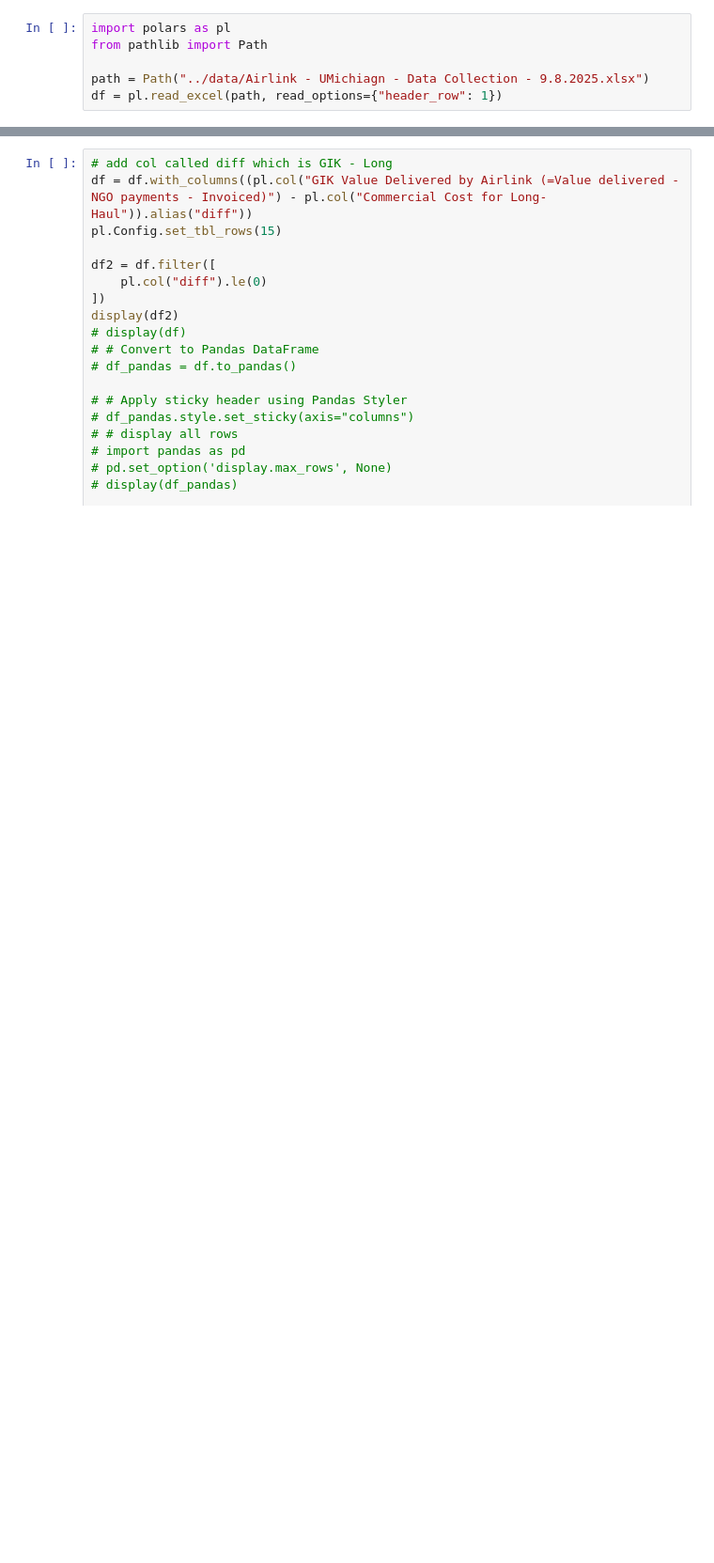
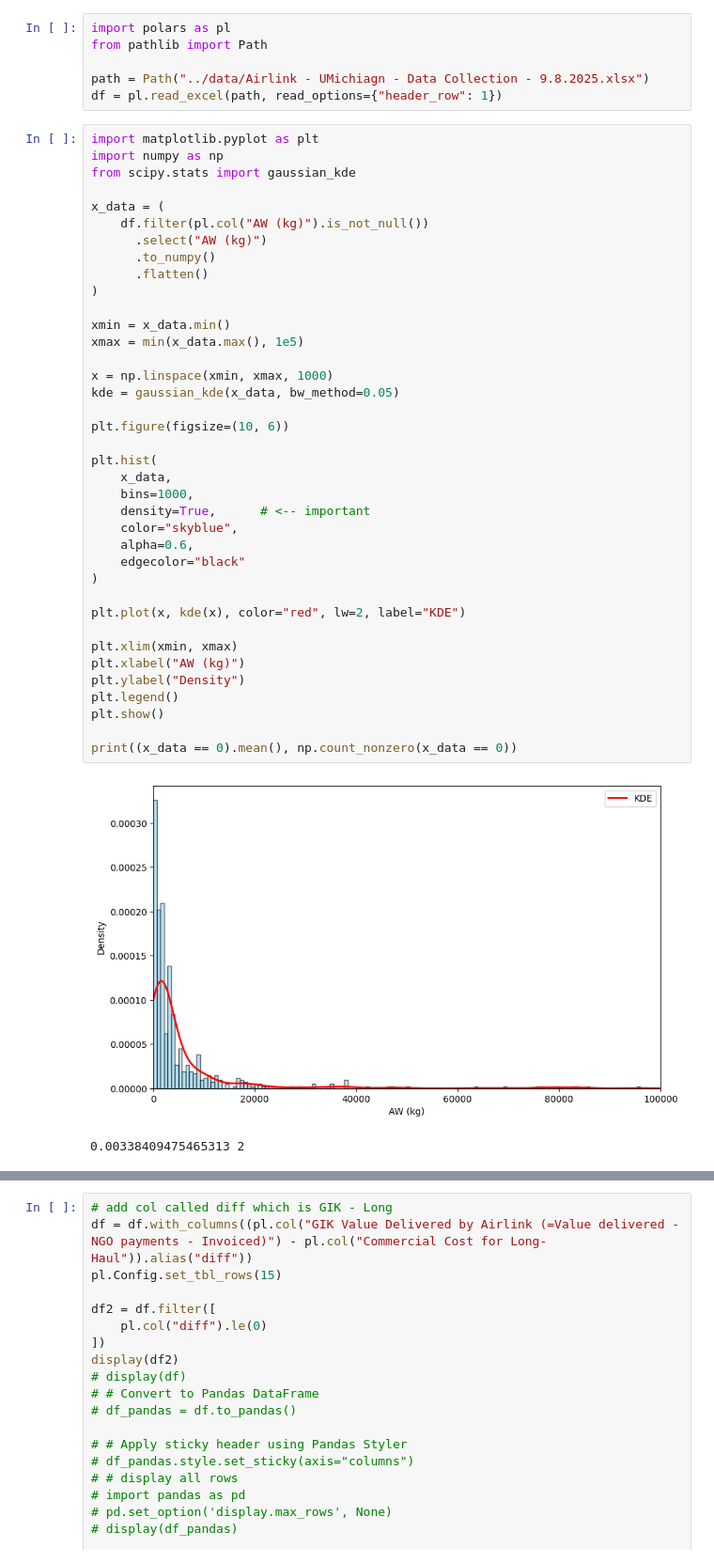
Before and after one commit to cubicalknight/humanitarian-multimodal, a Jupyter notebook: notebooks/data_analysis.ipynb, the cells around one changed output, grey strips where cells are left out. Shown at 94% size. Drawn from its saved outputs; the diff is of its cells as text; blank space fills up the shorter version.

```diff
--- a/notebooks/data_analysis.ipynb
+++ b/notebooks/data_analysis.ipynb
@@ -4,3 +4,44 @@ from pathlib import Path
 
 path = Path("../data/Airlink - UMichiagn - Data Collection - 9.8.2025.xlsx")
 df = pl.read_excel(path, read_options={"header_row": 1})
+# %%
+import matplotlib.pyplot as plt
+import numpy as np
+from scipy.stats import gaussian_kde
+
+x_data = (
+    df.filter(pl.col("AW (kg)").is_not_null())
+      .select("AW (kg)")
+      .to_numpy()
+      .flatten()
+)
+
+xmin = x_data.min()
+xmax = min(x_data.max(), 1e5)
+
+x = np.linspace(xmin, xmax, 1000)
+kde = gaussian_kde(x_data, bw_method=0.05)
+
+plt.figure(figsize=(10, 6))
+
+plt.hist(
+    x_data,
+    bins=1000,
+    density=True,      # <-- important
+    color="skyblue",
+    alpha=0.6,
+    edgecolor="black"
+)
+
+plt.plot(x, kde(x), color="red", lw=2, label="KDE")
+
+plt.xlim(xmin, xmax)
+plt.xlabel("AW (kg)")
+plt.ylabel("Density")
+plt.legend()
+plt.show()
+
+print((x_data == 0).mean(), np.count_nonzero(x_data == 0))
+# %% [output]
+[figure, added]
+0.00338409475465313 2
```
Also changed, not shown: parts of 1 cell of this notebook, 1 other file.
